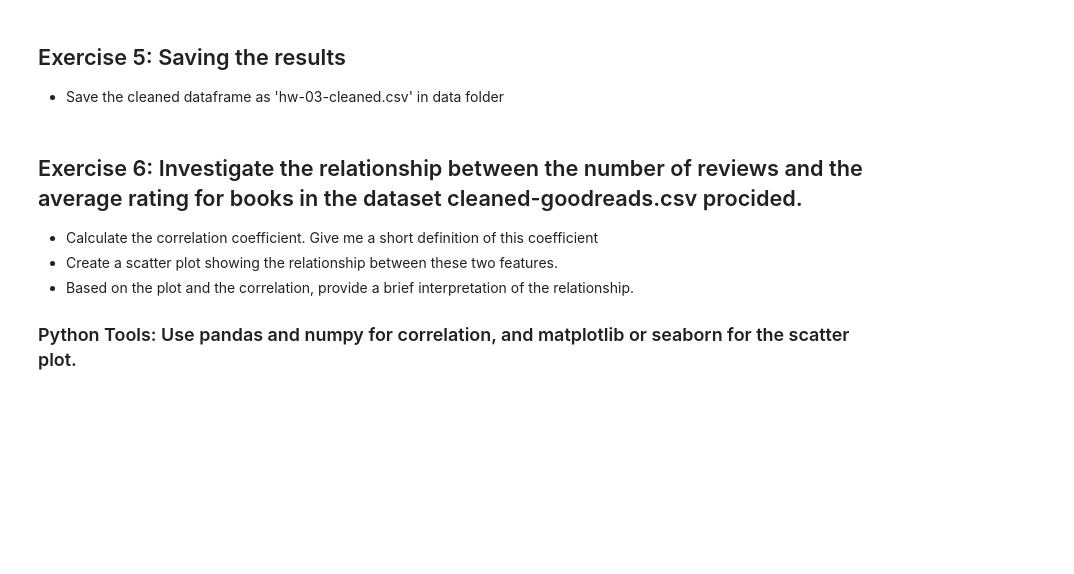
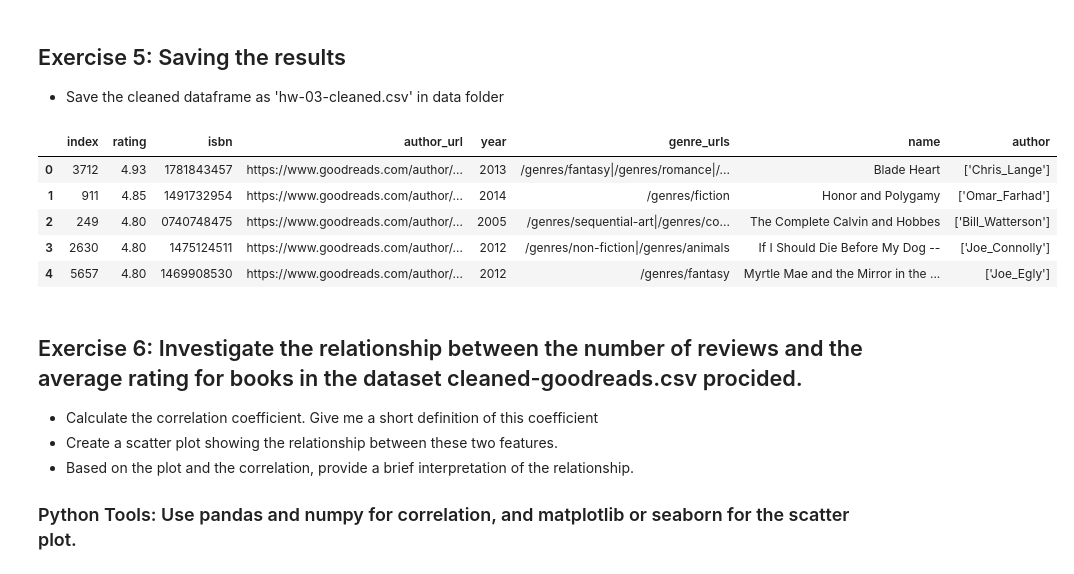
Before and after one commit to MJMRData1Assignment1/Assignment-1, a Jupyter notebook: Assignment3_Final.ipynb, the cells around one changed output. Cells and saved outputs as stored; diff of their text form; code cells hidden in the pictures; blank space fills up the shorter version.

```diff
--- a/Assignment3_Final.ipynb
+++ b/Assignment3_Final.ipynb
@@ -278,6 +278,17 @@ goodreads_rating.groupby(['year']).rating.agg([len, max, min])
 
 # save the dataframe
 goodreads_rating.to_csv("C:\\Users\\Admin\\Desktop\\Code\\lab-02\\hw-03-cleaned.csv", index=False, header=True)
+# %%
+# check the dataframe
+cleaned = pd.read_csv("C:\\Users\\Admin\\Desktop\\Code\\lab-02\\hw-03-cleaned.csv")
+cleaned.head()
+# %% [output]
+|  | index | rating | isbn | author_url | year | genre_urls | name | author |
+| 0 | 3712 | 4.93 | 1781843457 | https://www.goodreads.com/author/... | 2013 | /genres/fantasy|/genres/romance|/... | Blade Heart | ['Chris_Lange'] |
+| 1 | 911 | 4.85 | 1491732954 | https://www.goodreads.com/author/... | 2014 | /genres/fiction | Honor and Polygamy | ['Omar_Farhad'] |
+| 2 | 249 | 4.80 | 0740748475 | https://www.goodreads.com/author/... | 2005 | /genres/sequential-art|/genres/co... | The Complete Calvin and Hobbes | ['Bill_Watterson'] |
+| 3 | 2630 | 4.80 | 1475124511 | https://www.goodreads.com/author/... | 2012 | /genres/non-fiction|/genres/animals | If I Should Die Before My Dog -- | ['Joe_Connolly'] |
+| 4 | 5657 | 4.80 | 1469908530 | https://www.goodreads.com/author/... | 2012 | /genres/fantasy | Myrtle Mae and the Mirror in the ... | ['Joe_Egly'] |
 # %% [markdown]
 ## Exercise 6: Investigate the relationship between the number of reviews and the average rating for books in the dataset cleaned-goodreads.csv procided.
 
```
Also changed, not shown: parts of 1 cell of this notebook.
